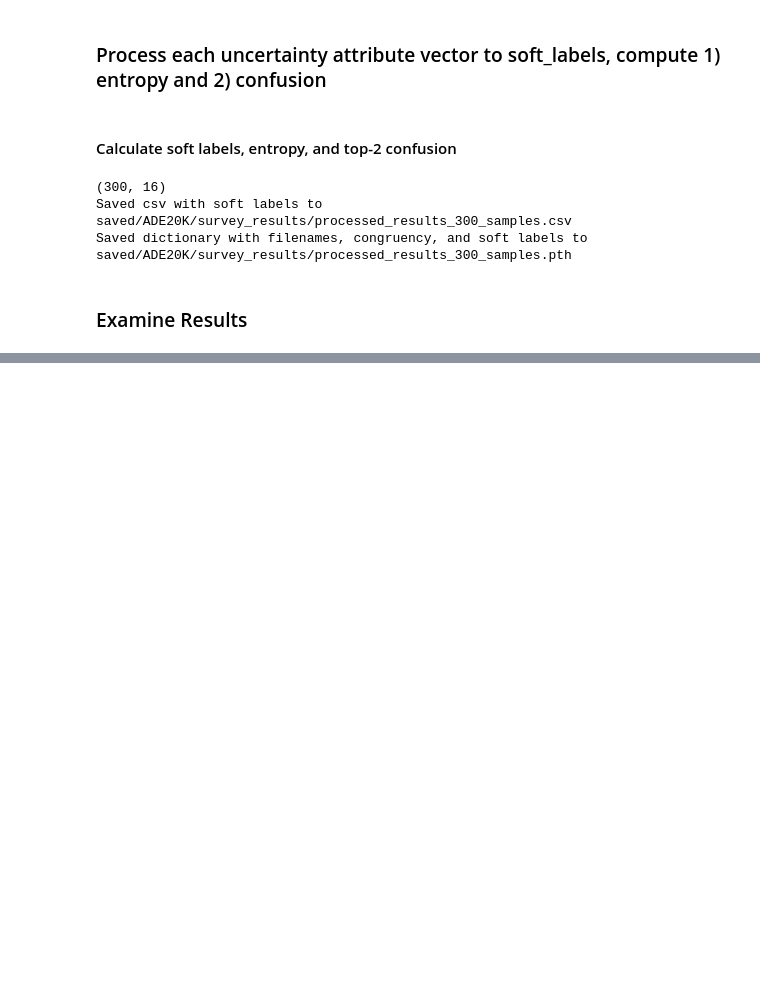
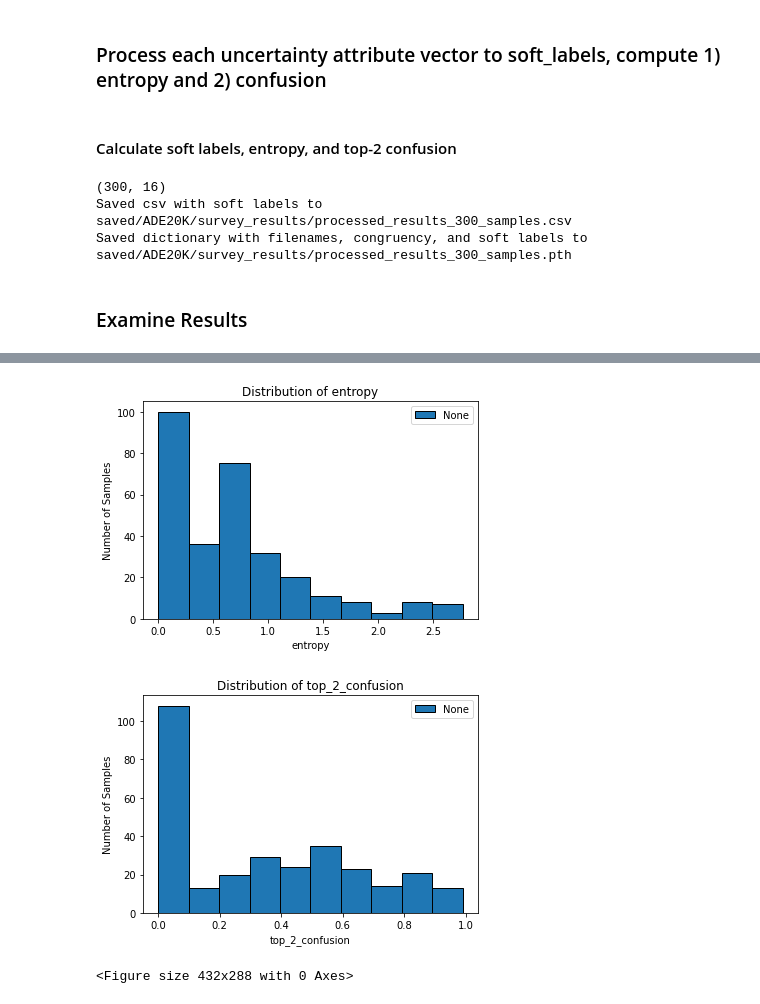
Before and after one commit to allisonchen23/explain-alignment, a Jupyter notebook: process_survey.ipynb, the cells around one changed output, grey strips where cells are left out. Cells and saved outputs as stored; diff of their text form; code cells hidden in the pictures; blank space fills up the shorter version.

Commit message:
generated graphics looking at human confusion in congruent/incongruent subsets

```diff
--- a/process_survey.ipynb
+++ b/process_survey.ipynb
@@ -257,0 +206,21 @@ Saved dictionary with filenames, congruency, and soft labels to saved/ADE20K/sur
+# %%
+congruent_df = df[df['congruent'] == 1]
+incongruent_df = df[df['congruent'] == 0]
+assert len(congruent_df) == len(incongruent_df)
+assert len(congruent_df) + len(incongruent_df) == len(df)
+
+confusion_metrics = ['entropy', 'top_2_confusion']
+# %%
+# Histogram of all entropy values
+for confusion_metric in confusion_metrics:
+    histogram(
+        data=[df[confusion_metric].to_numpy()],
+        title="Distribution of {}".format(confusion_metric),
+        xlabel=confusion_metric,
+        ylabel="Number of Samples",
+        show=True
+    )
+# %% [output]
+[figure, added]
+[figure, added]
+<Figure size 432x288 with 0 Axes>
```
Also changed, not shown: parts of 10 cells of this notebook, 1 other file.
